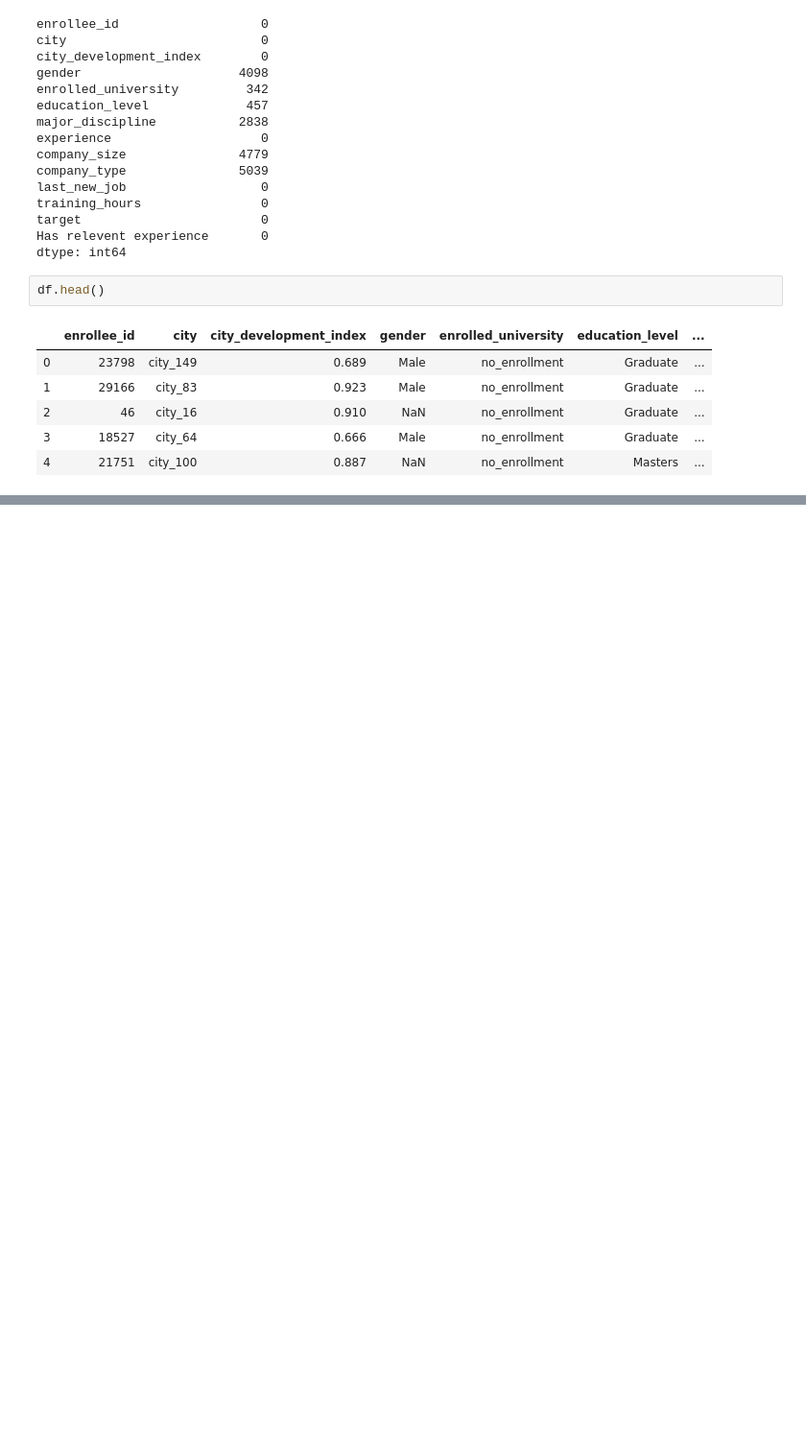
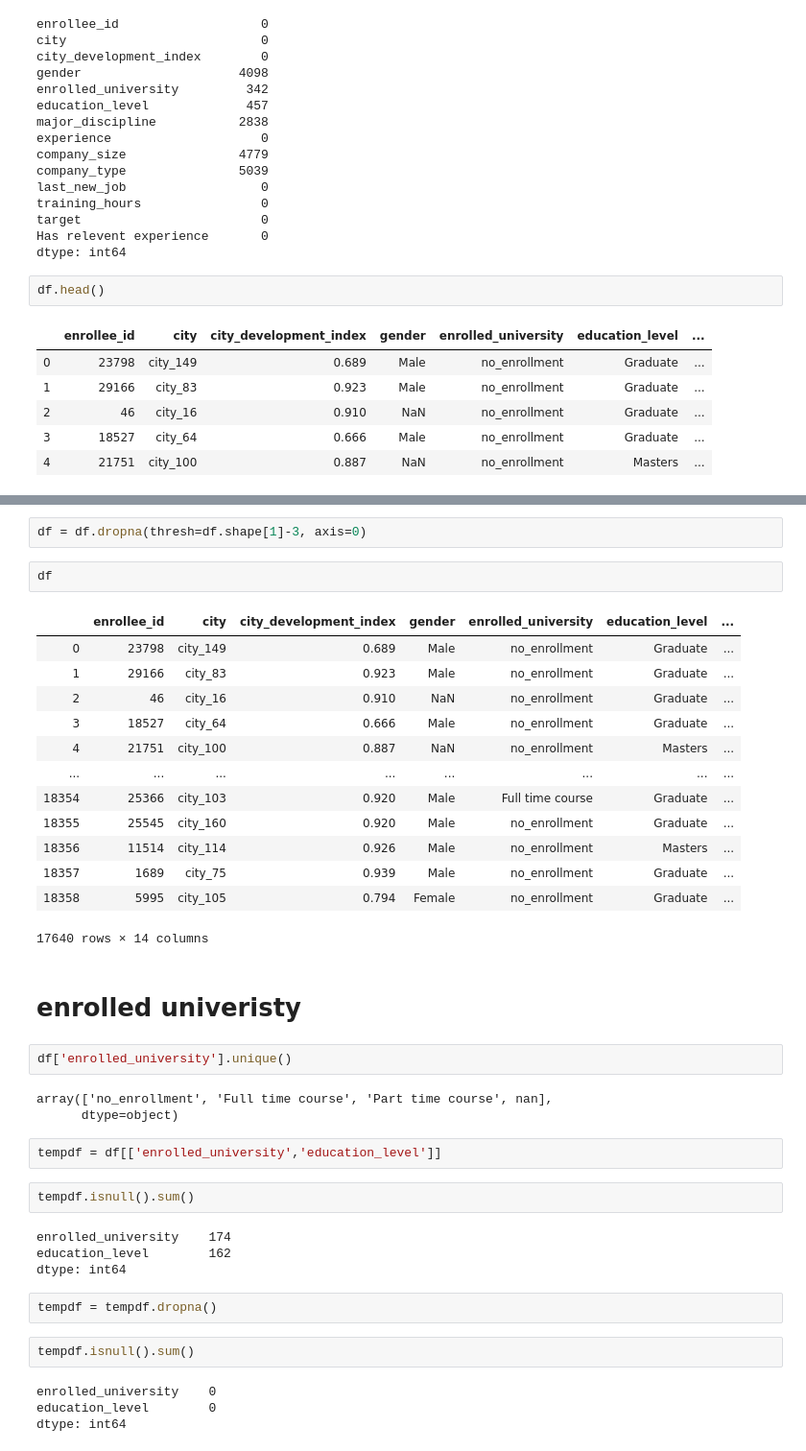
Before and after one commit to HemanthReddy99/JanataHack, a Jupyter notebook: JanaraHack4 - HR Analytics/Data Exploration.ipynb, the cells around one changed output, grey strips where cells are left out. Shown at 96% size. Saved outputs shown, nothing was run; the diff lists cells and outputs as text; blank space fills up the shorter version.

```diff
--- a/JanaraHack4 - HR Analytics/Data Exploration.ipynb
+++ b/JanaraHack4 - HR Analytics/Data Exploration.ipynb
@@ -335,0 +385,41 @@ df.head()
+# %%
+df = df.dropna(thresh=df.shape[1]-3, axis=0)
+# %%
+df
+# %% [output]
+|  | enrollee_id | city | city_development_index | gender | enrolled_university | education_level | ... |
+| 0 | 23798 | city_149 | 0.689 | Male | no_enrollment | Graduate | ... |
+| 1 | 29166 | city_83 | 0.923 | Male | no_enrollment | Graduate | ... |
+| 2 | 46 | city_16 | 0.910 | NaN | no_enrollment | Graduate | ... |
+| 3 | 18527 | city_64 | 0.666 | Male | no_enrollment | Graduate | ... |
+| 4 | 21751 | city_100 | 0.887 | NaN | no_enrollment | Masters | ... |
+| ... | ... | ... | ... | ... | ... | ... | ... |
+| 18354 | 25366 | city_103 | 0.920 | Male | Full time course | Graduate | ... |
+| 18355 | 25545 | city_160 | 0.920 | Male | no_enrollment | Graduate | ... |
+| 18356 | 11514 | city_114 | 0.926 | Male | no_enrollment | Masters | ... |
+| 18357 | 1689 | city_75 | 0.939 | Male | no_enrollment | Graduate | ... |
+| 18358 | 5995 | city_105 | 0.794 | Female | no_enrollment | Graduate | ... |
+17640 rows × 14 columns
+# %% [markdown]
+# enrolled univeristy
+# %%
+df['enrolled_university'].unique()
+# %% [output]
+array(['no_enrollment', 'Full time course', 'Part time course', nan],
+      dtype=object)
+# %%
+tempdf = df[['enrolled_university','education_level']]
+# %%
+tempdf.isnull().sum()
+# %% [output]
+enrolled_university    174
+education_level        162
+dtype: int64
+# %%
+tempdf = tempdf.dropna()
+# %%
+tempdf.isnull().sum()
+# %% [output]
+enrolled_university    0
+education_level        0
+dtype: int64
```
Also changed, not shown: parts of 21 cells of this notebook.
